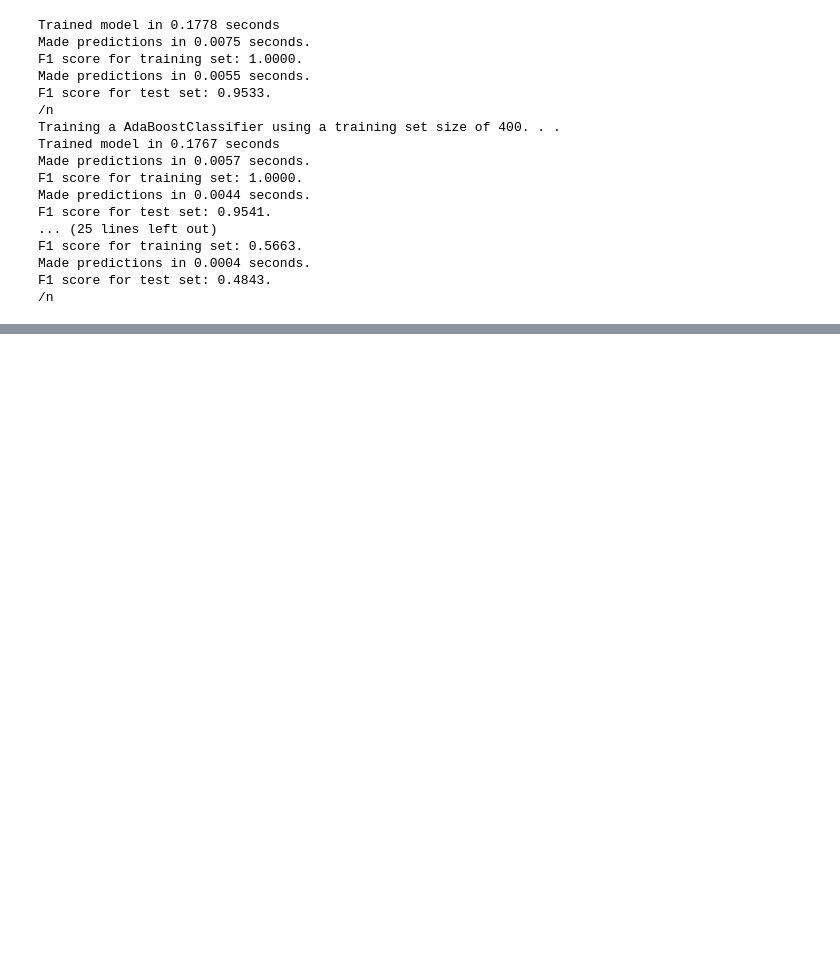
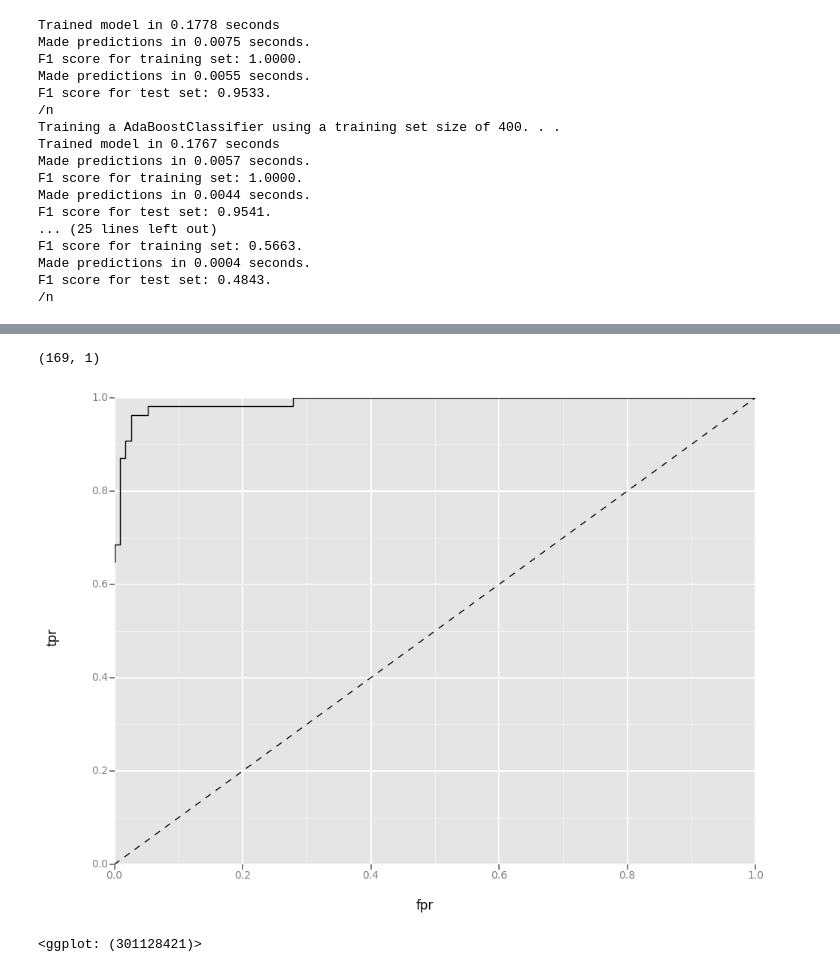
Before and after one commit to bora-pajo/breast-cancer-prediction, a Jupyter notebook: breast_cancer_clean.ipynb, the cells around one changed output, grey strips where cells are left out. Drawn from its saved outputs; the diff is of its cells as text; code cells hidden in the pictures; blank space fills up the shorter version.

```diff
--- a/breast_cancer_clean.ipynb
+++ b/breast_cancer_clean.ipynb
@@ -311,3 +311,7 @@ F1 score for training set: 0.5663.
 Made predictions in 0.0004 seconds.
 F1 score for test set: 0.4843.
 /n
+# %%
+clf_D = GaussianNB()
+clf_G = AdaBoostClassifier(algorithm = 'SAMME')
+clf_H = QuadraticDiscriminantAnalysis(reg_param = 0.001, store_covariances=True, tol = 0.01)
@@ -313,0 +324,5 @@ F1 score for test set: 0.4843.
+# %%
+for clf in [clf_D, clf_G, clf_H]:
+    for size in [300, 400]:
+        train_predict(clf, X_train[:size], Y_train[:size], X_test, Y_test)
+        print '/n'
@@ -313,0 +353,4 @@ F1 score for test set: 0.4843.
+# %%
+Y_test.shape
+# %% [output]
+(169, 1)
@@ -317,0 +363,12 @@ from sklearn.grid_search import GridSearchCV
+# %%
+# ROC curve for Naive Bayes
+preds = clf_D.predict_proba(X_test)[:,1]
+fpr, tpr, _ = metrics.roc_curve(Y_test, preds)
+
+df = pd.DataFrame(dict(fpr=fpr, tpr=tpr))
+ggplot(df, aes(x='fpr', y='tpr')) +\
+    geom_line() +\
+    geom_abline(linetype='dashed')
+# %% [output]
+[figure, added]
+<ggplot: (301128421)>
```
Also changed, not shown: parts of 10 cells of this notebook.
